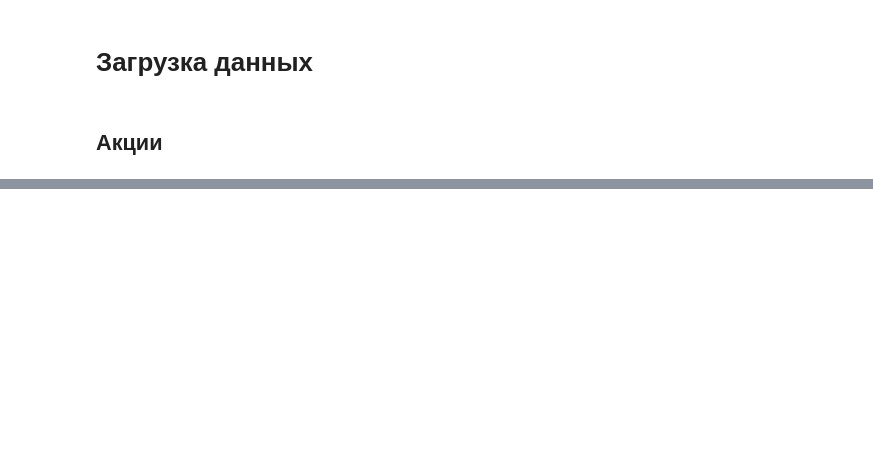
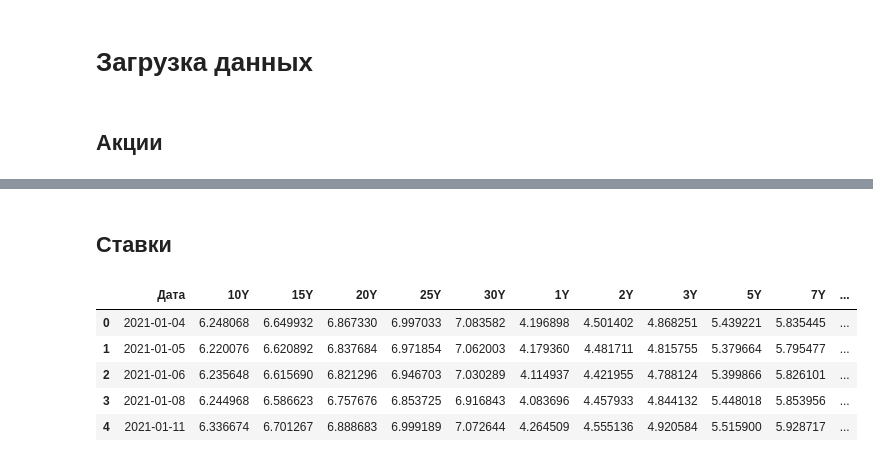
Before and after one commit to seemsGoodNow/risk_management_2, a Jupyter notebook: project.ipynb, the cells around one changed output, grey strips where cells are left out. Saved outputs shown, nothing was run; the diff lists cells and outputs as text; code cells hidden in the pictures; blank space fills up the shorter version.

```diff
--- a/project.ipynb
+++ b/project.ipynb
@@ -17,3 +21,7 @@ import pandas as pd
 import seaborn as sns
 import matplotlib.pyplot as plt
 from matplotlib.ticker import AutoMinorLocator
+import plotly.graph_objects as go
+
+pd.set_option('display.max_rows', 150)
+pd.set_option('display.max_columns', None)
@@ -104,0 +221,16 @@ plt.show()
+# %% [markdown]
+## Ставки
+# %%
+rates = pd.read_excel(path_data + 'rates.xlsx')
+rates['Дата'] = pd.to_datetime(rates['Дата'], format='%d.%m.%Y')
+rates = rates.rename(columns={
+    col: col.split()[-1] for col in rates.columns[1:]
+})
+rates.head()
+# %% [output]
+|  | Дата | 10Y | 15Y | 20Y | 25Y | 30Y | 1Y | 2Y | 3Y | 5Y | 7Y | ... |
+| 0 | 2021-01-04 | 6.248068 | 6.649932 | 6.867330 | 6.997033 | 7.083582 | 4.196898 | 4.501402 | 4.868251 | 5.439221 | 5.835445 | ... |
+| 1 | 2021-01-05 | 6.220076 | 6.620892 | 6.837684 | 6.971854 | 7.062003 | 4.179360 | 4.481711 | 4.815755 | 5.379664 | 5.795477 | ... |
+| 2 | 2021-01-06 | 6.235648 | 6.615690 | 6.821296 | 6.946703 | 7.030289 | 4.114937 | 4.421955 | 4.788124 | 5.399866 | 5.826101 | ... |
+| 3 | 2021-01-08 | 6.244968 | 6.586623 | 6.757676 | 6.853725 | 6.916843 | 4.083696 | 4.457933 | 4.844132 | 5.448018 | 5.853956 | ... |
+| 4 | 2021-01-11 | 6.336674 | 6.701267 | 6.888683 | 6.999189 | 7.072644 | 4.264509 | 4.555136 | 4.920584 | 5.515900 | 5.928717 | ... |
```
Also changed, not shown: parts of 10 cells of this notebook, 11 other files.
